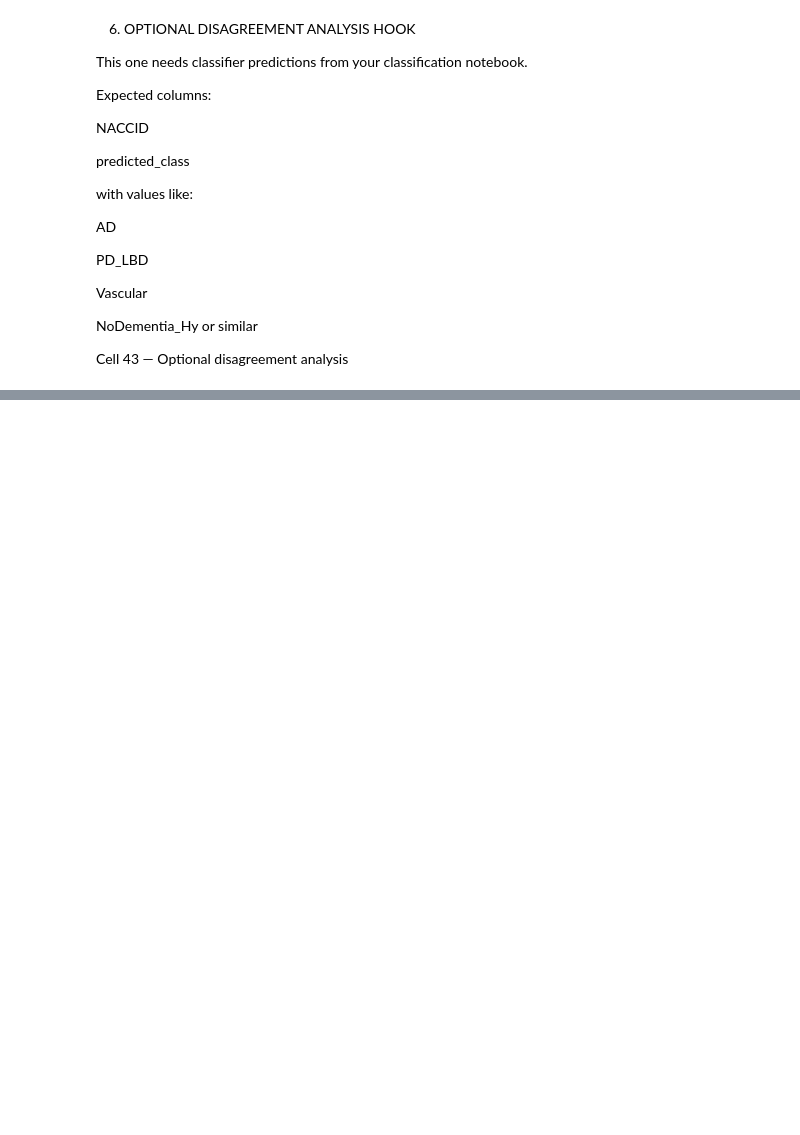
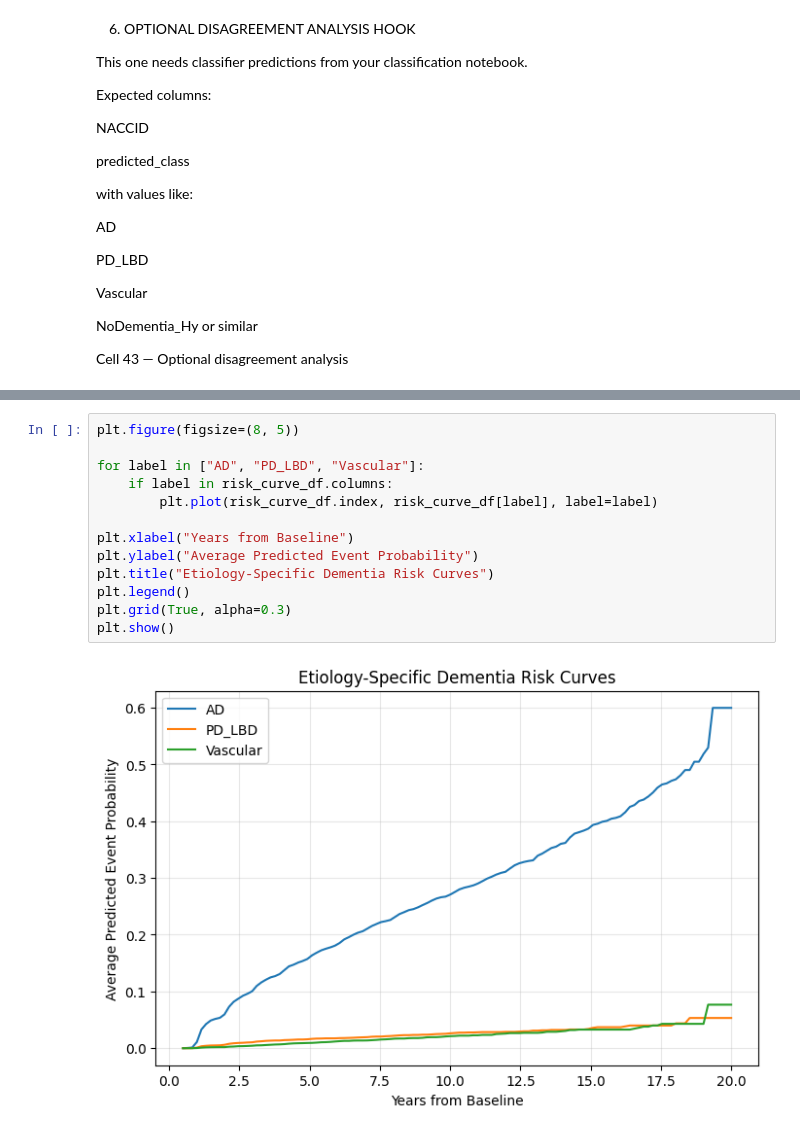
Before and after one commit to MihikaRanj/naccproject, a Jupyter notebook: src/04_survival_analysis_v2.ipynb, the cells around one changed output, grey strips where cells are left out. Drawn from its saved outputs; the diff is of its cells as text; blank space fills up the shorter version.

```diff
--- a/src/04_survival_analysis_v2.ipynb
+++ b/src/04_survival_analysis_v2.ipynb
@@ -1482,0 +1559,15 @@ Name: count, dtype: int64
+# %%
+plt.figure(figsize=(8, 5))
+
+for label in ["AD", "PD_LBD", "Vascular"]:
+    if label in risk_curve_df.columns:
+        plt.plot(risk_curve_df.index, risk_curve_df[label], label=label)
+
+plt.xlabel("Years from Baseline")
+plt.ylabel("Average Predicted Event Probability")
+plt.title("Etiology-Specific Dementia Risk Curves")
+plt.legend()
+plt.grid(True, alpha=0.3)
+plt.show()
+# %% [output]
+[figure, added]
```
Also changed, not shown: parts of 40 cells of this notebook, 9 other files.
